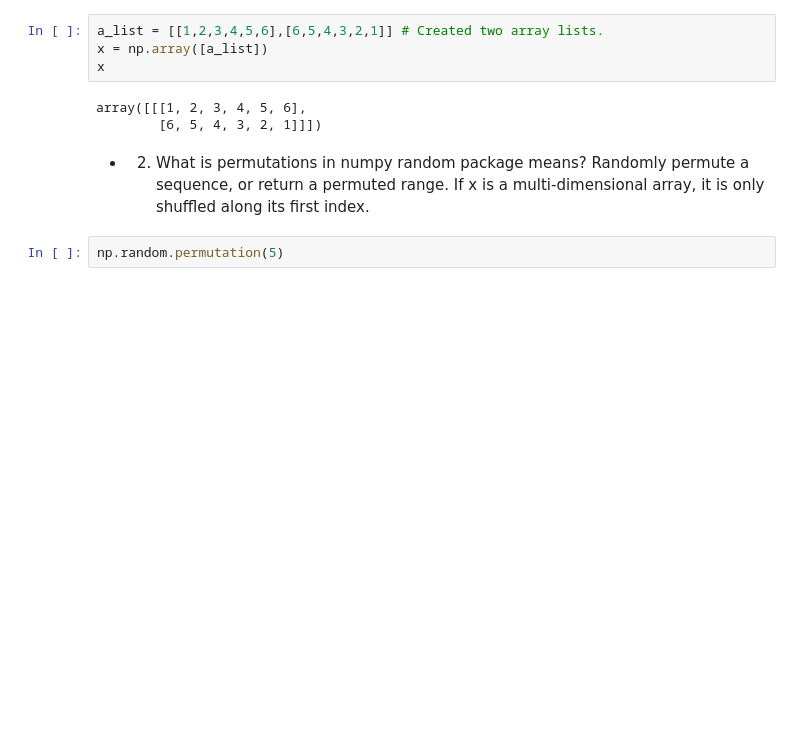
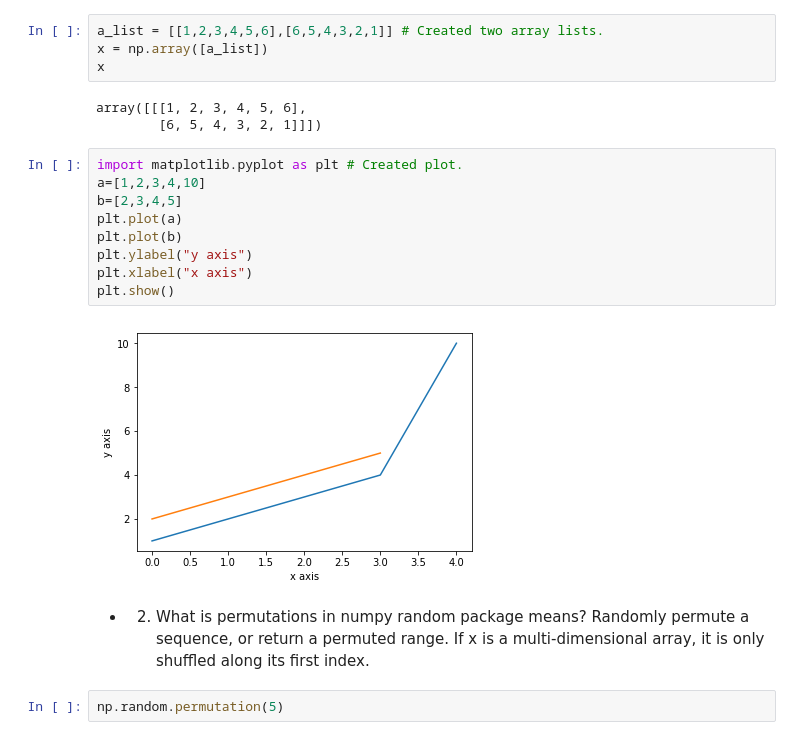
Before and after one commit to rituteval/Programming-for-Data-Analysis-assingment, a Jupyter notebook: Programming for DA-assingment.ipynb, the cells around one changed output. Cells and saved outputs as stored; diff of their text form; blank space fills up the shorter version.

Commit message:
Created Histogram and Plot

```diff
--- a/Programming for DA-assingment.ipynb
+++ b/Programming for DA-assingment.ipynb
@@ -134,6 +143,17 @@ x
 # %% [output]
 array([[[1, 2, 3, 4, 5, 6],
         [6, 5, 4, 3, 2, 1]]])
+# %%
+import matplotlib.pyplot as plt # Created plot.
+a=[1,2,3,4,10]
+b=[2,3,4,5]
+plt.plot(a)
+plt.plot(b)
+plt.ylabel("y axis")
+plt.xlabel("x axis")
+plt.show()
+# %% [output]
+[figure, added]
 # %% [markdown]
 - 2. What is permutations in numpy random package means?
    Randomly permute a sequence, or return a permuted range.
```
Also changed, not shown: parts of 7 cells of this notebook.
